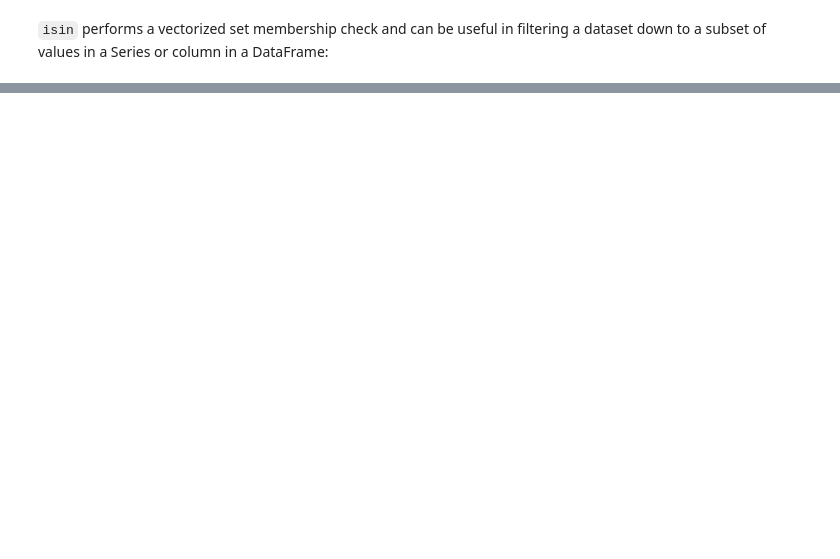
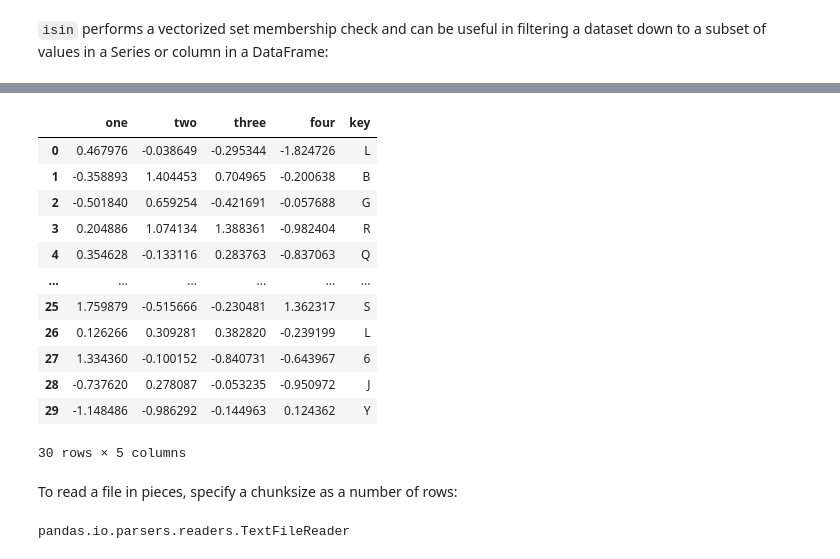
Before and after one commit to e-zunino/Learning_Python, a Jupyter notebook: pandas_basics.ipynb, the cells around one changed output, grey strips where cells are left out. Cells and saved outputs as stored; diff of their text form; code cells hidden in the pictures; blank space fills up the shorter version.

```diff
--- a/pandas_basics.ipynb
+++ b/pandas_basics.ipynb
@@ -1430,0 +638,18 @@ dtype: str
+# %%
+pd.read_csv('pydata-book-3rd-edition/examples/ex6.csv', nrows=30)
+# %% [output]
+|  | one | two | three | four | key |
+| 0 | 0.467976 | -0.038649 | -0.295344 | -1.824726 | L |
+| 1 | -0.358893 | 1.404453 | 0.704965 | -0.200638 | B |
+| 2 | -0.501840 | 0.659254 | -0.421691 | -0.057688 | G |
+| 3 | 0.204886 | 1.074134 | 1.388361 | -0.982404 | R |
+| 4 | 0.354628 | -0.133116 | 0.283763 | -0.837063 | Q |
+| ... | ... | ... | ... | ... | ... |
+| 25 | 1.759879 | -0.515666 | -0.230481 | 1.362317 | S |
+| 26 | 0.126266 | 0.309281 | 0.382820 | -0.239199 | L |
+| 27 | 1.334360 | -0.100152 | -0.840731 | -0.643967 | 6 |
+| 28 | -0.737620 | 0.278087 | -0.053235 | -0.950972 | J |
+| 29 | -1.148486 | -0.986292 | -0.144963 | 0.124362 | Y |
+30 rows × 5 columns
+# %% [markdown]
+To read a file in pieces, specify a chunksize as a number of rows:
@@ -1430,0 +658,4 @@ dtype: str
+# %%
+type(chunker)
+# %% [output]
+pandas.io.parsers.readers.TextFileReader
```
Also changed, not shown: parts of 334 cells of this notebook, 1 other file.
